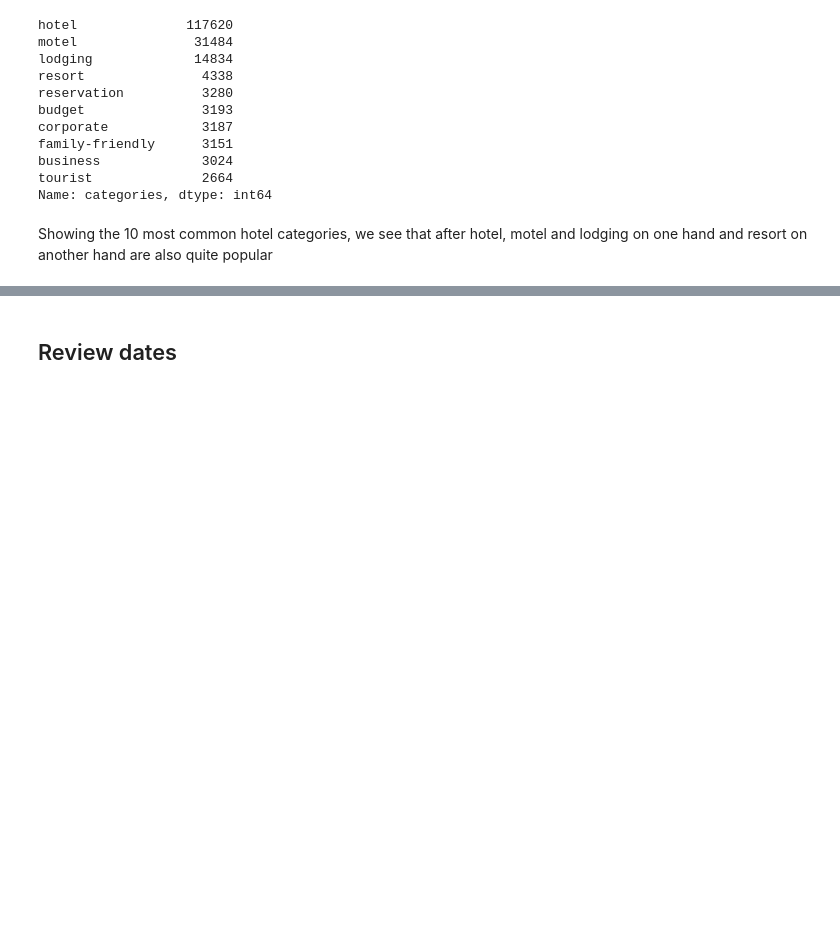
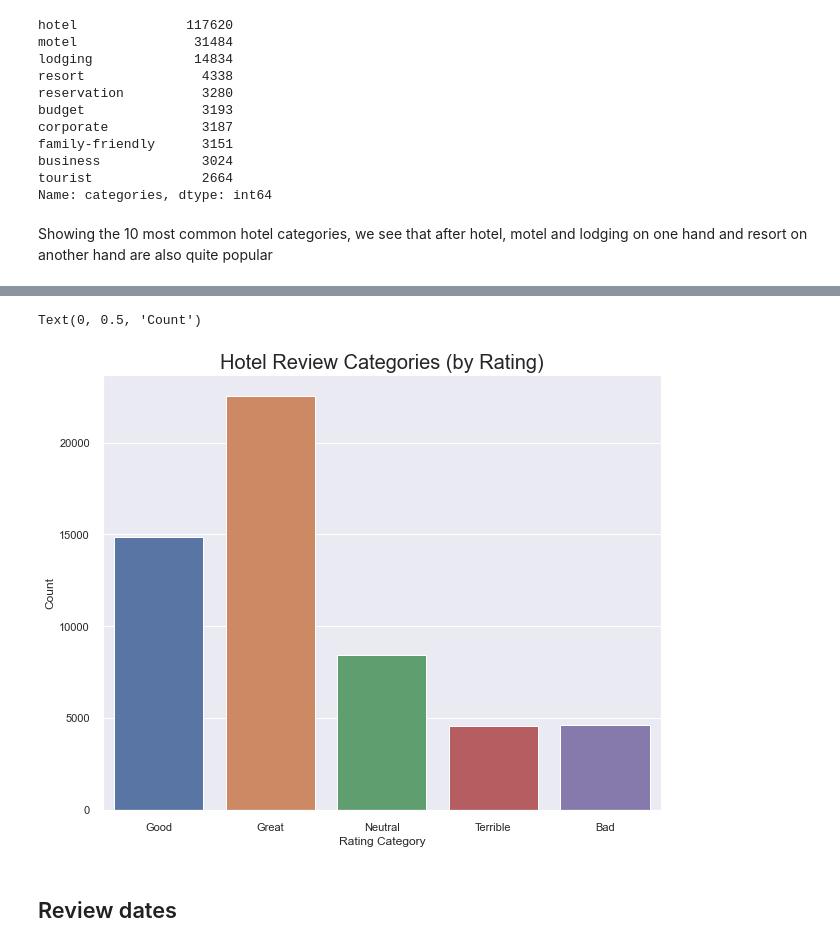
Before and after one commit to joehigh/IEOR4523_Project, a Jupyter notebook: Text_Analysis_Joe.ipynb, the cells around one changed output, grey strips where cells are left out. Saved outputs shown, nothing was run; the diff lists cells and outputs as text; code cells hidden in the pictures; blank space fills up the shorter version.

```diff
--- a/Text_Analysis_Joe.ipynb
+++ b/Text_Analysis_Joe.ipynb
@@ -475,14 +472,0 @@ Showing the 10 most common hotel categories, we see that after hotel, motel and
-# %%
-def rating_bins(x):
-    if x == 1:
-        return "Terrible"
-    elif x > 1 and x < 3:
-        return "Bad"
-    elif x >= 3 and x < 4:
-        return "Neutral"
-    elif x > 3 and x <= 4:
-        return "Good"
-    else:
-        return "Great"
-
-get_bins = lambda x: rating_bins(x)
@@ -512,0 +475,14 @@ Text(0.5, 1.0, 'Text review categories')
+# %%
+def rating_bins(r):
+    if r == 1:
+        return "Terrible"
+    elif r > 1 and r < 3:
+        return "Bad"
+    elif r >= 3 and r < 4:
+        return "Neutral"
+    elif r > 3 and r <= 4:
+        return "Good"
+    else:
+        return "Great"
+
+get_bins = lambda r: rating_bins(r)
@@ -513,3 +505,13 @@ Text(0.5, 1.0, 'Text review categories')
+# %%
+import seaborn as sns
+plt.rcParams['figure.figsize'] = [10, 8]
+sns.countplot(df.rating_cat)
+plt.title("Hotel Review Categories (by Rating)", fontsize = 20)
+plt.xlabel("Rating Category", fontsize = 12)
+plt.ylabel("Count", fontsize = 12)
+# %% [output]
+Text(0, 0.5, 'Count')
+[figure, added]
 # %% [markdown]
 <h2> Review dates </h2>
 # %% [markdown]
```
Also changed, not shown: parts of 120 cells of this notebook.
